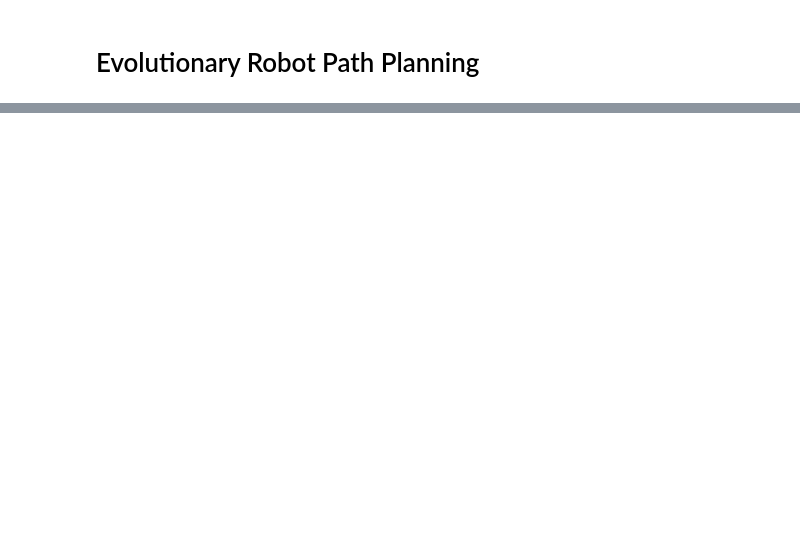
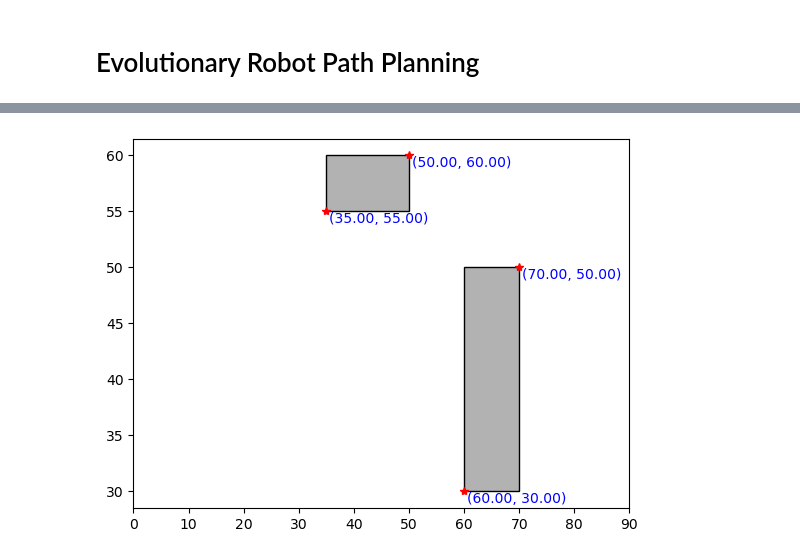
Before and after one commit to kphantha/ENGG3130_Project, a Jupyter notebook: evolutionary_pathplanning.ipynb, the cells around one changed output, grey strips where cells are left out. Drawn from its saved outputs; the diff is of its cells as text; code cells hidden in the pictures; blank space fills up the shorter version.

```diff
--- a/evolutionary_pathplanning.ipynb
+++ b/evolutionary_pathplanning.ipynb
@@ -26,0 +51,18 @@ class Obstacle:
+# %%
+fig, ax = plt.subplots()
+ax.set_xlim(0, 90)
+# Define obstacles with bottom left coordinates: (35, 55) and (60, 30)
+# and top right: (50, 60) and (70, 50)
+obstacles = (Obstacle((35, 50), (55, 60)), Obstacle((60, 70), (30, 50)))
+# A Shapely MultiPolygon object is created to store the collection of obstacles
+obstaclesShapely = MultiPolygon([obs.shape] for obs in obstacles)
+# Shapely helper function plot_polygon
+# adds the MultiPolygon collection to the plot
+plot_polygon(obstaclesShapely, ax=ax, color='black', add_points=False)
+for obstacle in obstacles:
+    for xy in zip(obstacle.xlim, obstacle.ylim):
+        # Show bottom left and top right coords of obstacles
+        ax.plot(xy[0], xy[1], 'r*')
+        plt.annotate('(%.2f, %.2f)' % xy, xy=(xy[0]+0.5, xy[1]-1), color='blue')
+# %% [output]
+[figure, added]
```
Also changed, not shown: parts of 20 cells of this notebook.
